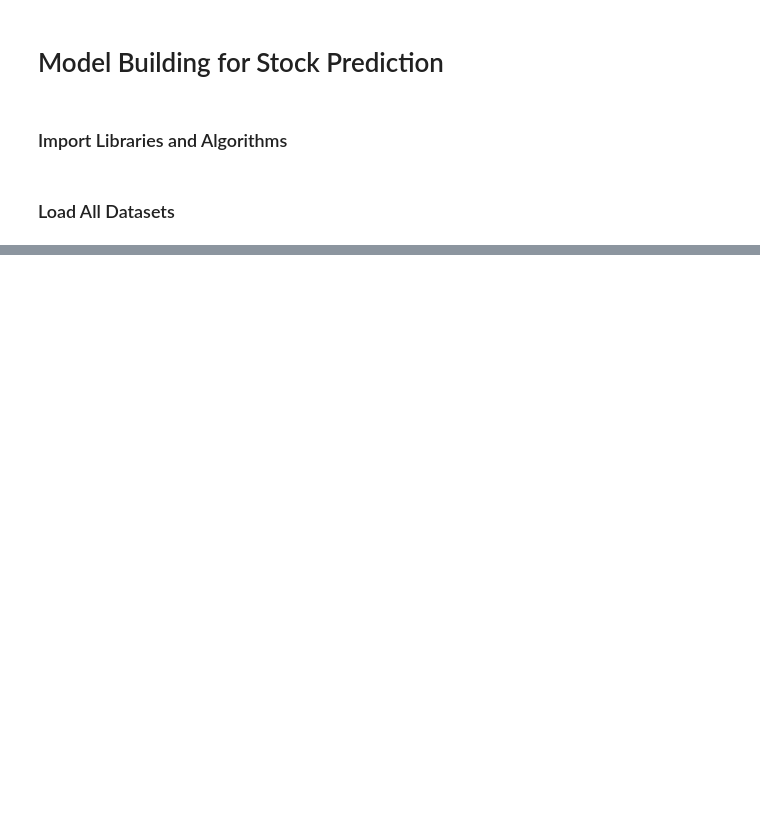
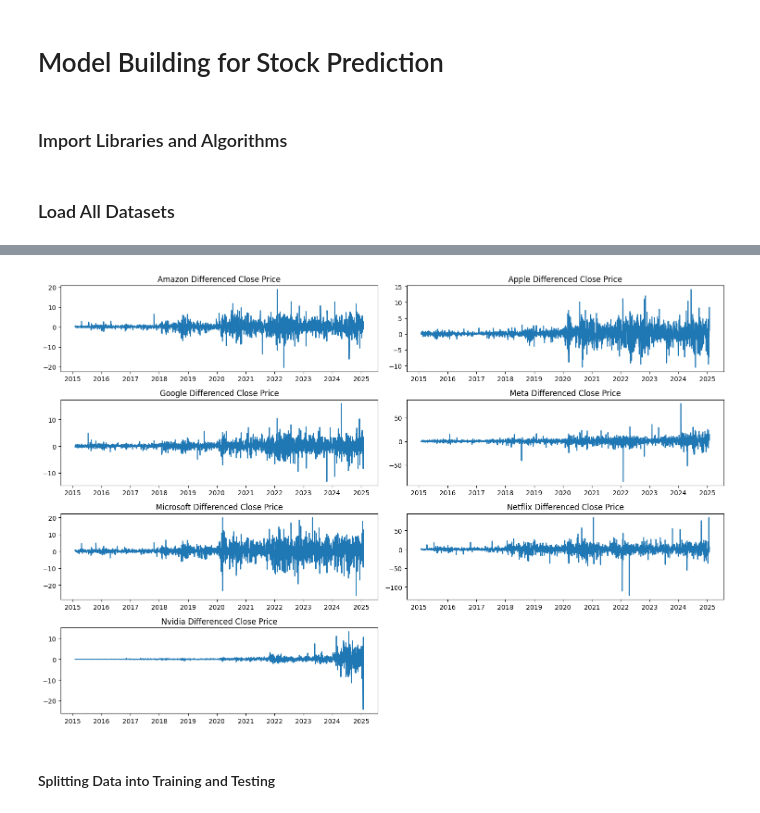
Before and after one commit to AnubhavYadavBCA25/MNCs-Companies-Stocks-Prediction, a Jupyter notebook: notebooks/Model-Building.ipynb, the cells around one changed output, grey strips where cells are left out. Drawn from its saved outputs; the diff is of its cells as text; code cells hidden in the pictures; blank space fills up the shorter version.

Commit message:
Training and testing ARIMA model Phase 1

```diff
--- a/notebooks/Model-Building.ipynb
+++ b/notebooks/Model-Building.ipynb
@@ -50,0 +241,46 @@ df_nvidia['Date'] = pd.to_datetime(df_nvidia['Date'])
+# %%
+# Drop the first row of the differenced data
+df_amazon_arima = df_amazon_arima.dropna()
+df_apple_arima = df_apple_arima.dropna()
+df_google_arima = df_google_arima.dropna()
+df_meta_arima = df_meta_arima.dropna()
+df_micro_arima = df_micro_arima.dropna()
+df_netflix_arima = df_netflix_arima.dropna()
+df_nvidia_arima = df_nvidia_arima.dropna()
+# %%
+# Plotting the differenced Close price for all stocks in subplots
+plt.figure(figsize=(15, 10))
+
+plt.subplot(4, 2, 1)
+plt.plot(df_amazon_arima['Close_diff'])
+plt.title('Amazon Differenced Close Price')
+
+plt.subplot(4, 2, 2)
+plt.plot(df_apple_arima['Close_diff'])
+plt.title('Apple Differenced Close Price')
+
+plt.subplot(4, 2, 3)
+plt.plot(df_google_arima['Close_diff'])
+plt.title('Google Differenced Close Price')
+
+plt.subplot(4, 2, 4)
+plt.plot(df_meta_arima['Close_diff'])
+plt.title('Meta Differenced Close Price')
+
+plt.subplot(4, 2, 5)
+plt.plot(df_micro_arima['Close_diff'])
+plt.title('Microsoft Differenced Close Price')
+
+plt.subplot(4, 2, 6)
+plt.plot(df_netflix_arima['Close_diff'])
+plt.title('Netflix Differenced Close Price')
+
+plt.subplot(4, 2, 7)
+plt.plot(df_nvidia_arima['Close_diff'])
+plt.title('Nvidia Differenced Close Price')
+
+plt.tight_layout()
+# %% [output]
+[figure, added]
+# %% [markdown]
+#### Splitting Data into Training and Testing
```
Also changed, not shown: parts of 15 cells of this notebook.
